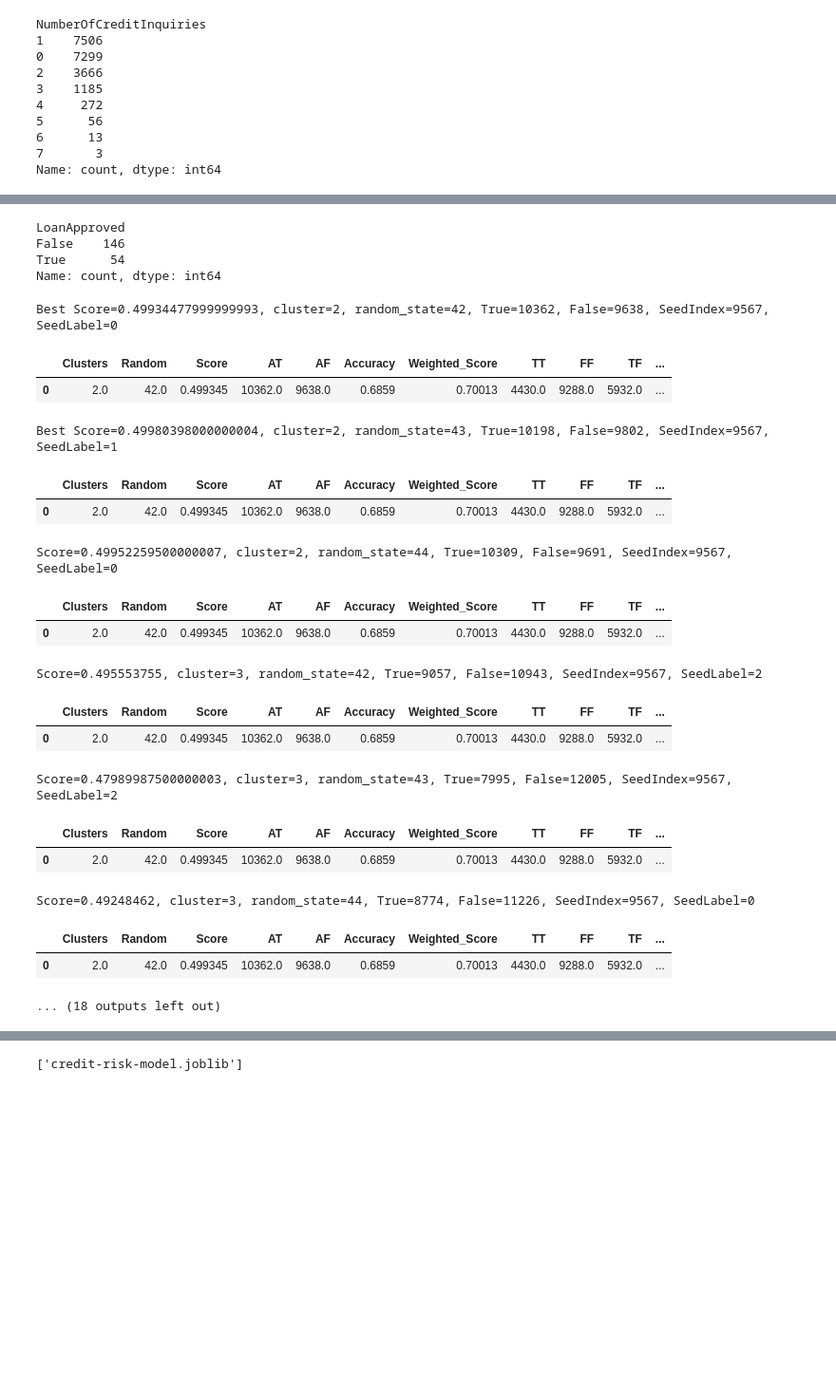
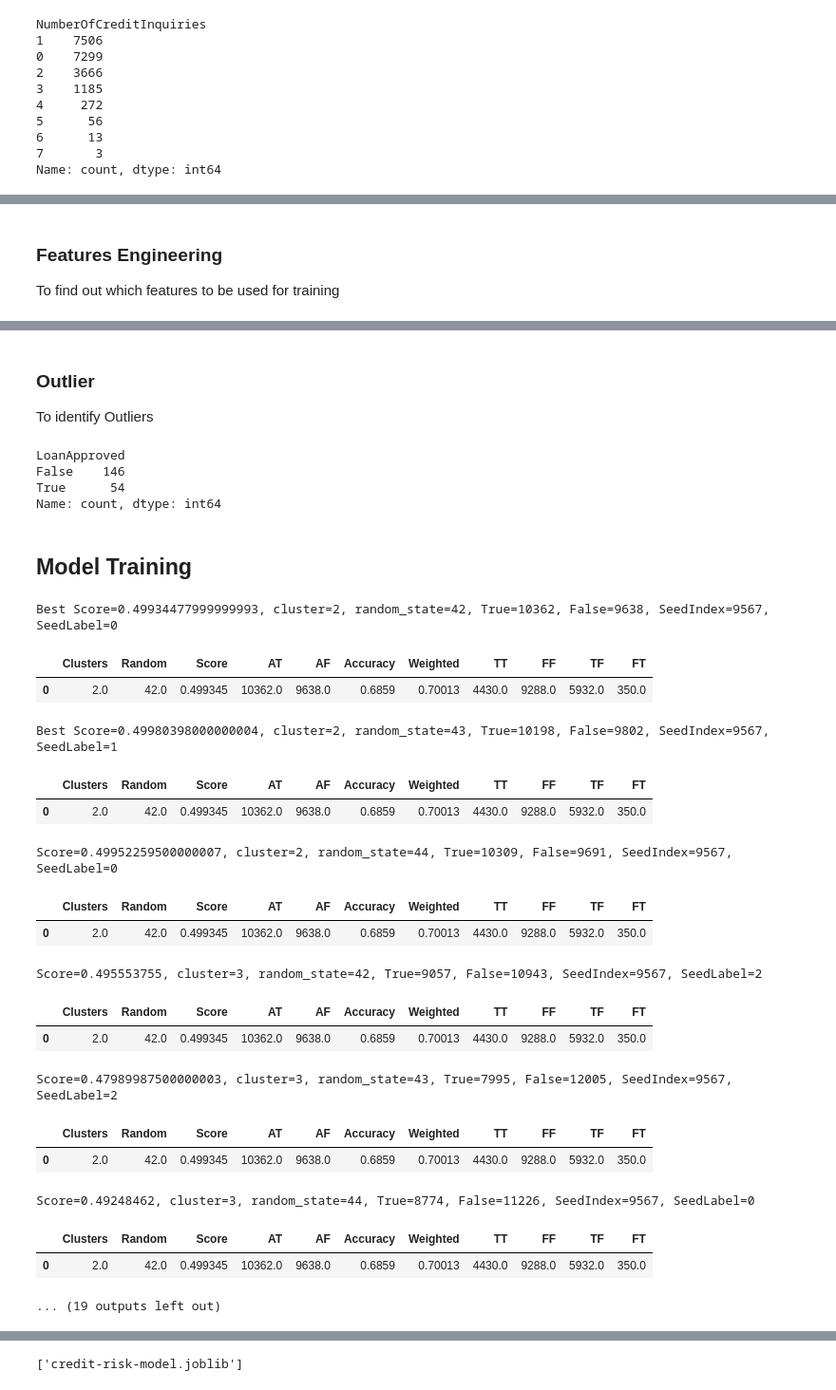
Before and after one commit to jp-eagle/VLC-SCAI012-24-0652, a Jupyter notebook: Loan/JPE-CapStone-CreditRisk.ipynb, the cells around one changed output, grey strips where cells are left out. Shown at 95% size. Saved outputs shown, nothing was run; the diff lists cells and outputs as text; code cells hidden in the pictures; blank space fills up the shorter version.

Commit message:
* refactoring Weighted * minor touch on comments

```diff
--- a/Loan/JPE-CapStone-CreditRisk.ipynb
+++ b/Loan/JPE-CapStone-CreditRisk.ipynb
@@ -371,6 +384,10 @@ Data columns (total 91 columns):
  90  NumberOfCreditInquiries_Bins_(6.0, 7.0]    20000 non-null  bool
 dtypes: bool(54), float64(32), object(5)
 memory usage: 6.7+ MB
+# %% [markdown]
+### Features Engineering
+
+To find out which features to be used for training
 # %%
 # to pick the fields for training
 sf = sorted(list(set( \
@@ -424,6 +441,10 @@ Data columns (total 43 columns):
  42  TotalLiabilities                20000 non-null  float64
 dtypes: bool(23), float64(20)
 memory usage: 3.5 MB
+# %% [markdown]
+### Outlier
+
+To identify Outliers
 # %%
 # to find out the outlier record
 
@@ -451,6 +472,8 @@ LoanApproved
 False    146
 True      54
 Name: count, dtype: int64
+# %% [markdown]
+## Model Training
 # %%
 # to use unsupervised Gaussian Mixture method to train the model and predict the clusters
 
@@ -480,20 +503,24 @@ for c in range(hp_c, hp_c + 5):
         # To use KMeans
         model = KMeans(n_clusters=c, init='k-means++', random_state=r)
 
-        # to standardize the labels
+        # to train the model
         a = model.fit(X_scaled)
+        # to predict labels
         labels = model.predict(X_scaled)
+
+        # to keep the original labels
         b = pd.DataFrame({"LoanApprovedAIl": labels}, index=X_scaled.index)
+        # to derive the standard labels using Seed Record
         b["LoanApprovedAI"] = b["LoanApprovedAIl"] == b.loc[LoanApprovedSeed.index[0]][0]
 
         # to evaluate the picking of cluster
         t = b["LoanApprovedAI"].value_counts()[True]
         f = b["LoanApprovedAI"].value_counts()[False]
         # score = -abs(t - f)/(t + f) # Negative Balance Ratio, assume the gap between False and True, smaller is better, ie. Approve and Reject is similar
-        # score = abs(t - f)/(t + f) # Balance Ratio, assume the gap between False and True, bigger is better, ie. lesser Approve is better
         # score = min(t, f) / max(t, f) # Class Balance Measure, assume Approve and Reject is similar
         # score = calinski_harabasz_score(X, labels) # Calinski-Harabasz. higher is better
         # score = silhouette_score(X, labels) # Silhouette Coefficient measures how similar a data point is to its own cluster compared to other clusters.
+        # score = abs(t - f)/(t + f) # Balance Ratio, assume the gap between False and True, bigger is better, ie. lesser Approve is better
         score = 1 - (t/(t + f))**2 - (f/(t + f))**2 # Gini Coefficient, assume Approve and Reject is similar
         if score > best_score: # score is better
             best_model = model
@@ -503,6 +530,7 @@ for c in range(hp_c, hp_c + 5):
         else: # score is not better
             print(f"Score={score}, cluster={c}, random_state={r}, True={t}, False={f}, SeedIndex={LoanApprovedSeed.index[0]}, SeedLabel={b.iat[LoanApprovedSeed.index[0], 0]}")
 
+        # to evaluate the result using manual label.
         C = pd.DataFrame()
         C["LoanApproved"] = Y["LoanApproved"]
         C["LoanApprovedAI"] = b["LoanApprovedAI"]
@@ -511,54 +539,52 @@ for c in range(hp_c, hp_c + 5):
 
         # Custom weights
         W_TT = 1.0   # TT (True Positives), Actual Value is same as Predicted Value, both are True
         W_FF = 0.7   # FF (True Negatives), Actual Value is same as Predicted Value, both are False
         W_TF = 0.5   # TF (False Negatives), Actual Value is False, Predicted Value is True
         W_FT = 0.3   # FT (False Positives), Actual Value is True, Predicted Value is False
 
         TP = la_tf.loc[(True,True)]  # True Positive (TT)
         TN = la_tf.loc[(False,False)]  # True Negative (FF)
         FN = la_tf.loc[(True,False)]  # False Negative (TF)
         FP = la_tf.loc[(False,True)]  # False Positive (FT)
         total = TP + TN + FN + FP
 
         accuracy = (TP + TN)/total
         weighted = ((W_TT * TP) + (W_FF * TN) + (W_TF * FN) + (W_FT * FP)) / total
 
         # to keep the evaluation result
-        e = pd.Series({"Clusters": c, "Random": r, "Score": score, "AT": t, "AF": f, "Accuracy": accuracy, "Weighted_Score": weighted, "TT": TP, "FF": TN, "TF": FN, "FT": FP})
+        e = pd.Series({"Clusters": c, "Random": r, "Score": score, "AT": t, "AF": f, "Accuracy": accuracy, "Weighted": weighted, "TT": TP, "FF": TN, "TF": FN, "FT": FP})
         eval_result = pd.concat([eval_result, e.to_frame().T], ignore_index=True)
         eval_result.head(1)
 
         # b.value_counts()
 
 # to keep the label
 Y["LoanApprovedAIl"] = best_labels["LoanApprovedAIl"]
 # to mark LoanApprovedAI of current loop as True if the label is same as the label of the seed record
 Y["LoanApprovedAI"] = best_labels["LoanApprovedAI"]
 Y["LoanApprovedCompare"] = Y["LoanApproved"] == Y["LoanApprovedAI"]
 
-# Predict the component labels for each data point
-
-# Print the means and covariances of the components
-# print("Means:", gmm.means_)
-# print("Covariances:", gmm.covariances_)
+df_group = Y.groupby(["LoanApprovedCompare", "LoanApprovedAI", "LoanApproved"]).agg({'MonthlyLoanPayment': ['sum', 'count']})
+formatted_sum = df_group.applymap(lambda x: f"{x:,.2f}")
+print(formatted_sum)
 # %% [output]
 Best Score=0.49934477999999993, cluster=2, random_state=42, True=10362, False=9638, SeedIndex=9567, SeedLabel=0
-|  | Clusters | Random | Score | AT | AF | Accuracy | Weighted_Score | TT | FF | TF | ... |
-| 0 | 2.0 | 42.0 | 0.499345 | 10362.0 | 9638.0 | 0.6859 | 0.70013 | 4430.0 | 9288.0 | 5932.0 | ... |
+|  | Clusters | Random | Score | AT | AF | Accuracy | Weighted | TT | FF | TF | FT |
+| 0 | 2.0 | 42.0 | 0.499345 | 10362.0 | 9638.0 | 0.6859 | 0.70013 | 4430.0 | 9288.0 | 5932.0 | 350.0 |
 Best Score=0.49980398000000004, cluster=2, random_state=43, True=10198, False=9802, SeedIndex=9567, SeedLabel=1
-|  | Clusters | Random | Score | AT | AF | Accuracy | Weighted_Score | TT | FF | TF | ... |
-| 0 | 2.0 | 42.0 | 0.499345 | 10362.0 | 9638.0 | 0.6859 | 0.70013 | 4430.0 | 9288.0 | 5932.0 | ... |
+|  | Clusters | Random | Score | AT | AF | Accuracy | Weighted | TT | FF | TF | FT |
+| 0 | 2.0 | 42.0 | 0.499345 | 10362.0 | 9638.0 | 0.6859 | 0.70013 | 4430.0 | 9288.0 | 5932.0 | 350.0 |
 Score=0.49952259500000007, cluster=2, random_state=44, True=10309, False=9691, SeedIndex=9567, SeedLabel=0
-|  | Clusters | Random | Score | AT | AF | Accuracy | Weighted_Score | TT | FF | TF | ... |
-| 0 | 2.0 | 42.0 | 0.499345 | 10362.0 | 9638.0 | 0.6859 | 0.70013 | 4430.0 | 9288.0 | 5932.0 | ... |
+|  | Clusters | Random | Score | AT | AF | Accuracy | Weighted | TT | FF | TF | FT |
+| 0 | 2.0 | 42.0 | 0.499345 | 10362.0 | 9638.0 | 0.6859 | 0.70013 | 4430.0 | 9288.0 | 5932.0 | 350.0 |
 Score=0.495553755, cluster=3, random_state=42, True=9057, False=10943, SeedIndex=9567, SeedLabel=2
-|  | Clusters | Random | Score | AT | AF | Accuracy | Weighted_Score | TT | FF | TF | ... |
-| 0 | 2.0 | 42.0 | 0.499345 | 10362.0 | 9638.0 | 0.6859 | 0.70013 | 4430.0 | 9288.0 | 5932.0 | ... |
+|  | Clusters | Random | Score | AT | AF | Accuracy | Weighted | TT | FF | TF | FT |
+| 0 | 2.0 | 42.0 | 0.499345 | 10362.0 | 9638.0 | 0.6859 | 0.70013 | 4430.0 | 9288.0 | 5932.0 | 350.0 |
 Score=0.47989987500000003, cluster=3, random_state=43, True=7995, False=12005, SeedIndex=9567, SeedLabel=2
-|  | Clusters | Random | Score | AT | AF | Accuracy | Weighted_Score | TT | FF | TF | ... |
-| 0 | 2.0 | 42.0 | 0.499345 | 10362.0 | 9638.0 | 0.6859 | 0.70013 | 4430.0 | 9288.0 | 5932.0 | ... |
+|  | Clusters | Random | Score | AT | AF | Accuracy | Weighted | TT | FF | TF | FT |
+| 0 | 2.0 | 42.0 | 0.499345 | 10362.0 | 9638.0 | 0.6859 | 0.70013 | 4430.0 | 9288.0 | 5932.0 | 350.0 |
 Score=0.49248462, cluster=3, random_state=44, True=8774, False=11226, SeedIndex=9567, SeedLabel=0
-|  | Clusters | Random | Score | AT | AF | Accuracy | Weighted_Score | TT | FF | TF | ... |
-| 0 | 2.0 | 42.0 | 0.499345 | 10362.0 | 9638.0 | 0.6859 | 0.70013 | 4430.0 | 9288.0 | 5932.0 | ... |
+|  | Clusters | Random | Score | AT | AF | Accuracy | Weighted | TT | FF | TF | FT |
+| 0 | 2.0 | 42.0 | 0.499345 | 10362.0 | 9638.0 | 0.6859 | 0.70013 | 4430.0 | 9288.0 | 5932.0 | 350.0 |
-... (18 outputs left out)
+... (19 outputs left out)
```
Also changed, not shown: parts of 18 cells of this notebook, 3 other files.
